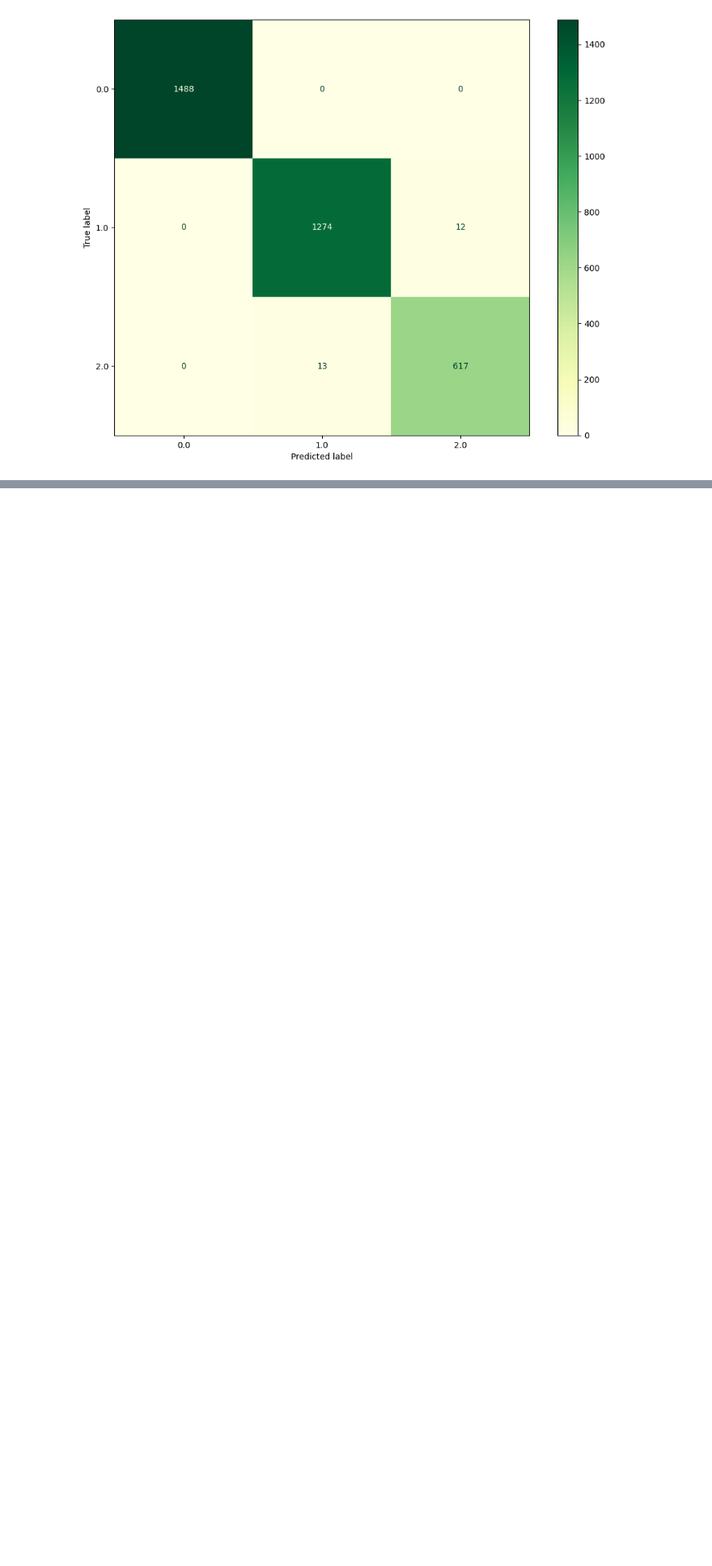
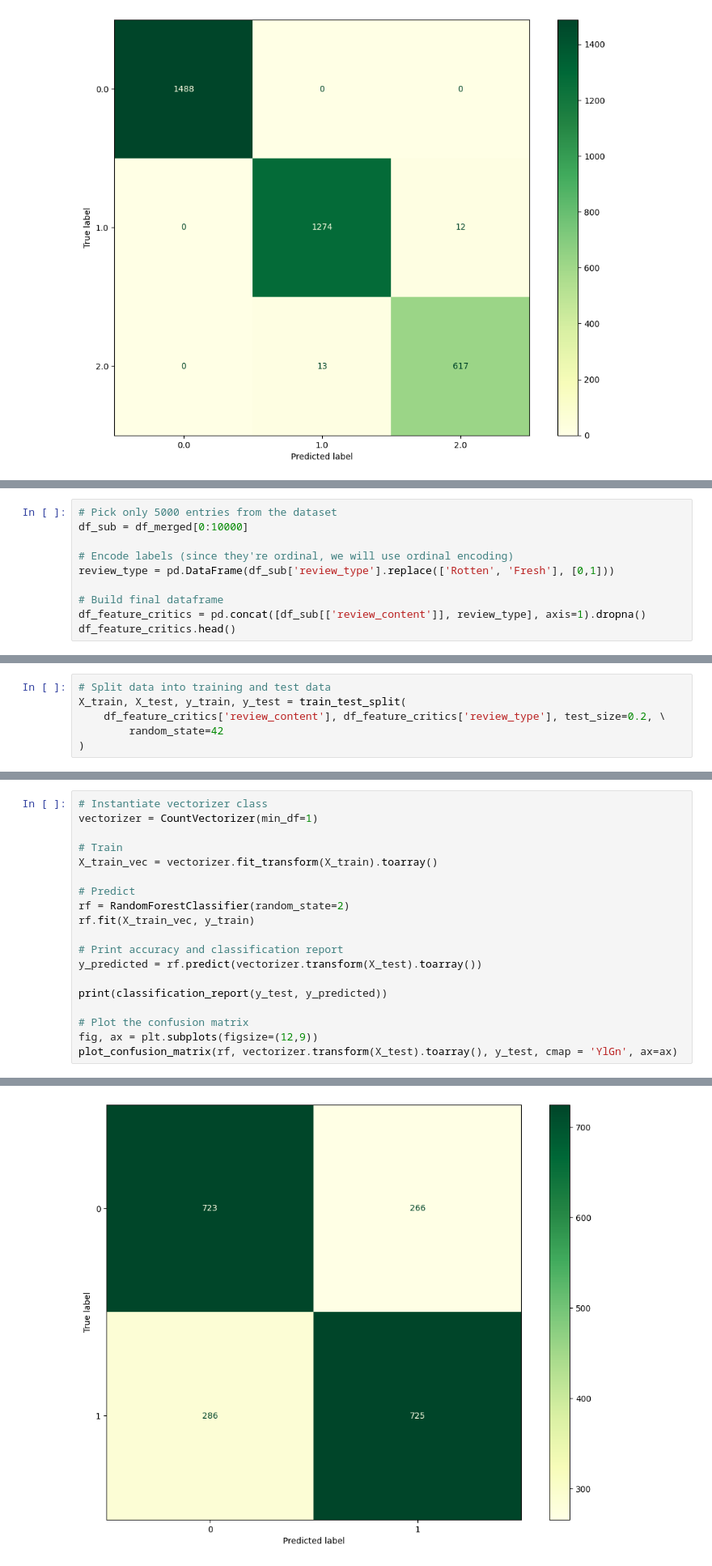
Before and after one commit to karthikvadlamani/rotten-tomatoes-movie-classification, a Jupyter notebook: rotten_tomatoes.ipynb, the cells around one changed output, grey strips where cells are left out. Shown at 81% size. Drawn from its saved outputs; the diff is of its cells as text; blank space fills up the shorter version.

```diff
--- a/rotten_tomatoes.ipynb
+++ b/rotten_tomatoes.ipynb
@@ -421,0 +468,10 @@ weighted avg       0.99      0.99      0.99      3404
+# %%
+# Pick only 5000 entries from the dataset
+df_sub = df_merged[0:10000]
+
+# Encode labels (since they're ordinal, we will use ordinal encoding)
+review_type = pd.DataFrame(df_sub['review_type'].replace(['Rotten', 'Fresh'], [0,1]))
+
+# Build final dataframe
+df_feature_critics = pd.concat([df_sub[['review_content']], review_type], axis=1).dropna()
+df_feature_critics.head()
@@ -421,0 +485,6 @@ weighted avg       0.99      0.99      0.99      3404
+# %%
+# Split data into training and test data
+X_train, X_test, y_train, y_test = train_test_split(
+    df_feature_critics['review_content'], df_feature_critics['review_type'], test_size=0.2, \
+        random_state=42
+)
@@ -421,0 +499,20 @@ weighted avg       0.99      0.99      0.99      3404
+# %%
+# Instantiate vectorizer class
+vectorizer = CountVectorizer(min_df=1)
+
+# Train
+X_train_vec = vectorizer.fit_transform(X_train).toarray()
+
+# Predict
+rf = RandomForestClassifier(random_state=2)
+rf.fit(X_train_vec, y_train)
+
+# Print accuracy and classification report
+y_predicted = rf.predict(vectorizer.transform(X_test).toarray())
+
+print(classification_report(y_test, y_predicted))
+
+# Plot the confusion matrix
+fig, ax = plt.subplots(figsize=(12,9))
+plot_confusion_matrix(rf, vectorizer.transform(X_test).toarray(), y_test, cmap = 'YlGn', ax=ax)
+# %% [output]
@@ -421,0 +528 @@ weighted avg       0.99      0.99      0.99      3404
+[figure, added]
```
Also changed, not shown: parts of 26 cells of this notebook.
